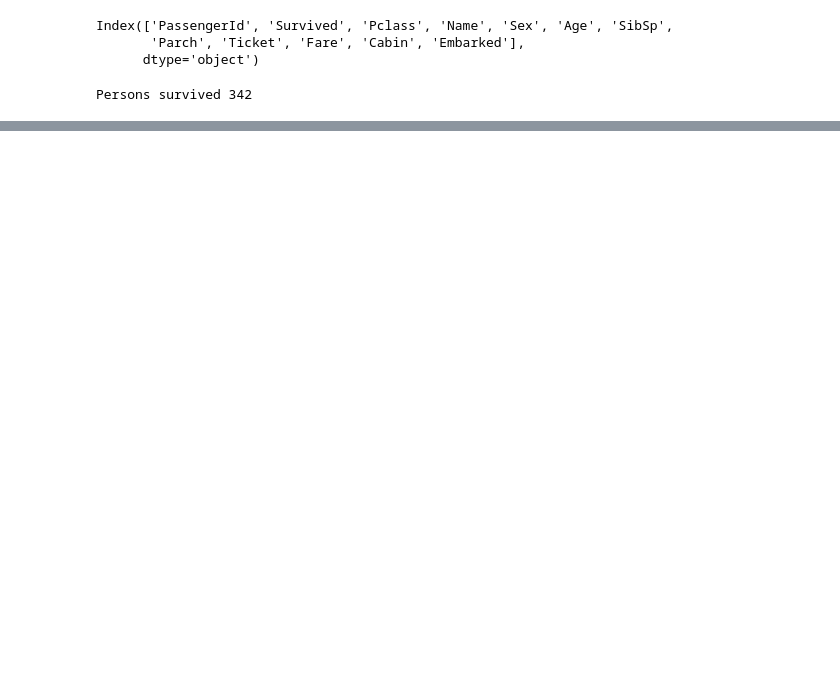
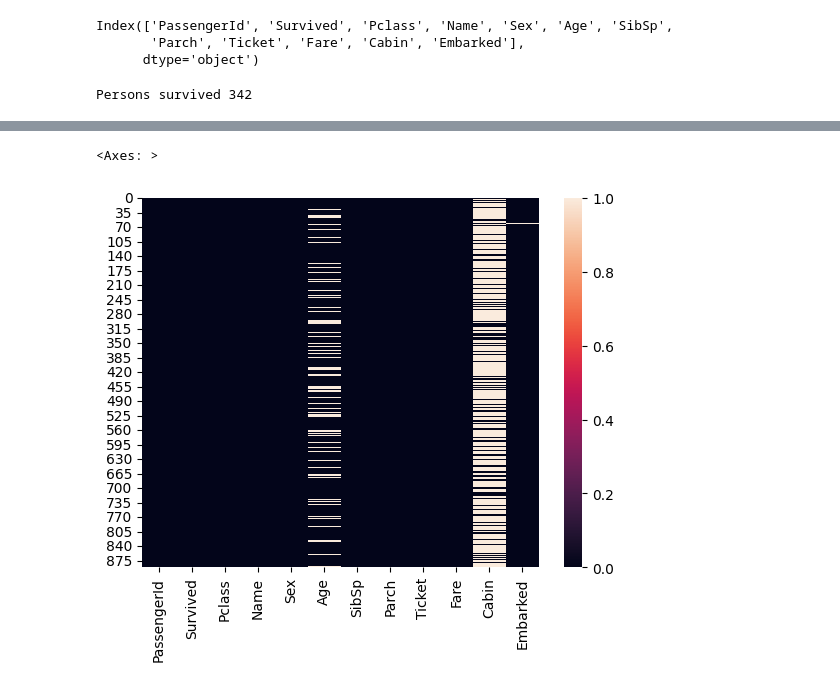
Before and after one commit to SPraveeen/pandas_warmup, a Jupyter notebook: Project4_(Titanic_train).ipynb, the cells around one changed output, grey strips where cells are left out. Drawn from its saved outputs; the diff is of its cells as text; code cells hidden in the pictures; blank space fills up the shorter version.

```diff
--- a/Project4_(Titanic_train).ipynb
+++ b/Project4_(Titanic_train).ipynb
@@ -134,0 +154,5 @@ data[data['Survived']==1].head(5)
+# %%
+sns.heatmap(data.isnull())
+# %% [output]
+<Axes: >
+[figure, added]
```
Also changed, not shown: parts of 17 cells of this notebook.
